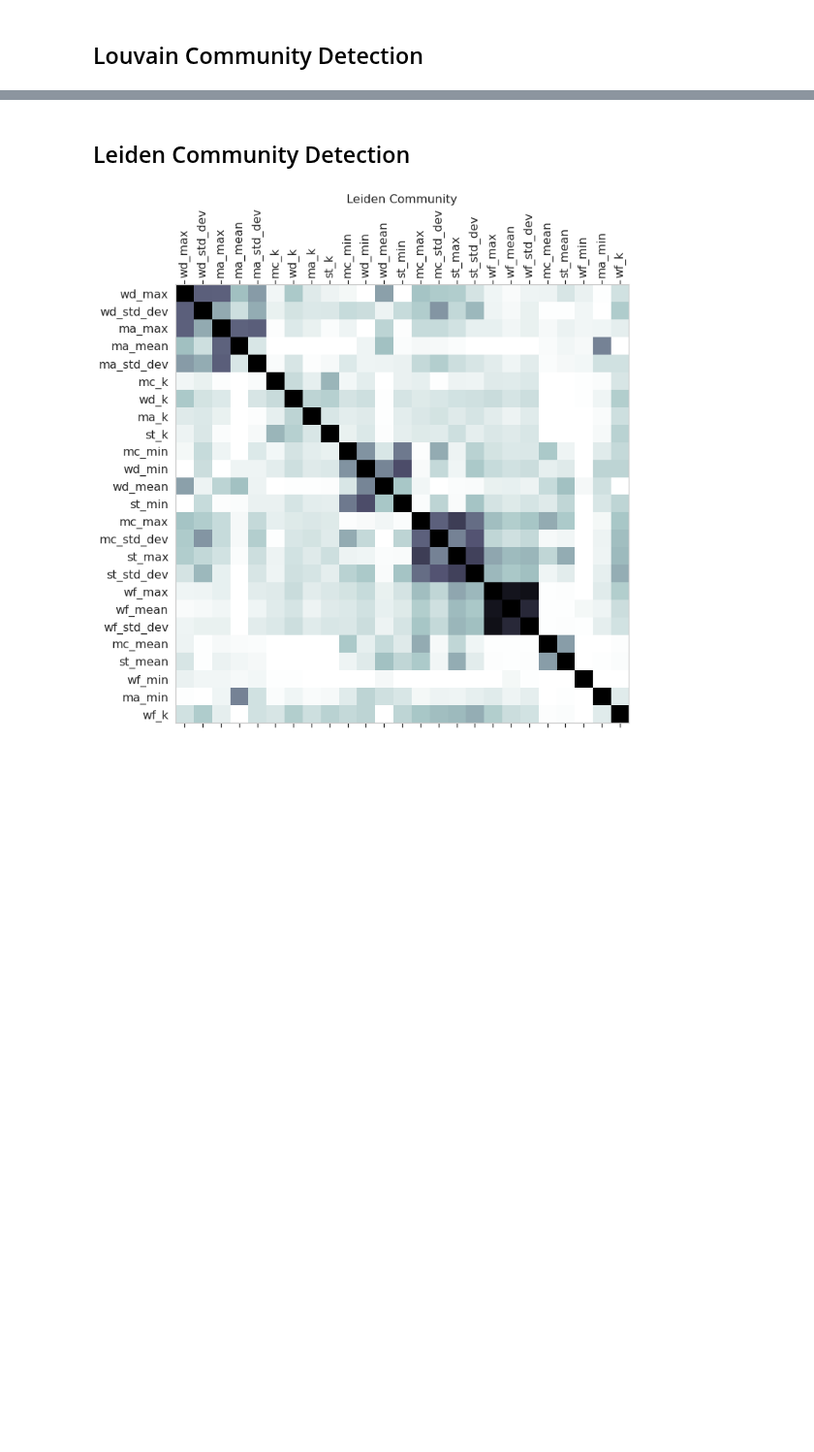
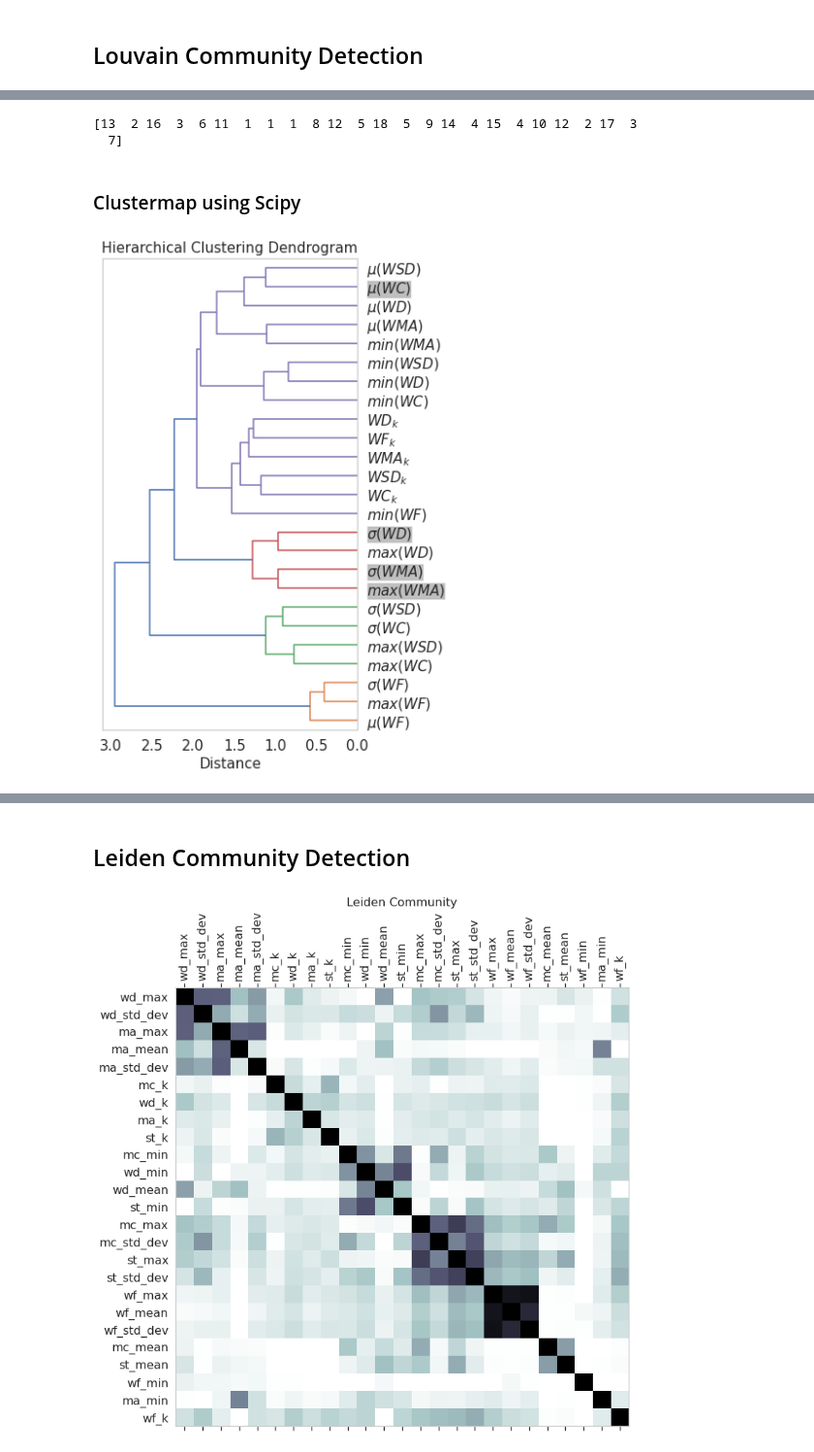
Before and after one commit to arunavanag591/odor_analysis, a Jupyter notebook: data_exploration/dataCommunitydetection.ipynb, the cells around one changed output, grey strips where cells are left out. Shown at 97% size. Drawn from its saved outputs; the diff is of its cells as text; code cells hidden in the pictures; blank space fills up the shorter version.

Commit message:
modified figures

```diff
--- a/data_exploration/dataCommunitydetection.ipynb
+++ b/data_exploration/dataCommunitydetection.ipynb
@@ -141,0 +109,17 @@ f.savefig('../../Figure/louvain.jpeg', dpi=300, bbox_inches = "tight")
+# %%
+from scipy.cluster import hierarchy
+
+rsq_matrix=corr_mat
+dist_matrix = np.sqrt(1 - rsq_matrix)
+Z = hierarchy.linkage(dist_matrix, 'ward')
+
+clusters = hierarchy.fcluster(Z, t=1.0, criterion='distance')
+# %% [output]
+[13  2 16  3  6 11  1  1  1  8 12  5 18  5  9 14  4 15  4 10 12  2 17  3
+  7]
+# %%
+cn=['$min(WC)$','$max(WC)$','$\mu(WC)$','$\sigma(WC)$','$WC_k$',
+             '$min(WF)$','$max(WF)$','$\mu(WF)$','$\sigma(WF)$','$WF_k$',
+             '$min(WD)$','$max(WD)$','$\mu(WD)$','$\sigma(WD)$','$WD_k$',
+             '$min(WMA)$','$max(WMA)$','$\mu(WMA)$','$\sigma(WMA)$','$WMA_k$',
+             '$min(WSD)$','$max(WSD)$','$\mu(WSD)$','$\sigma(WSD)$','$WSD_k$']
@@ -141,0 +159,25 @@ f.savefig('../../Figure/louvain.jpeg', dpi=300, bbox_inches = "tight")
+# %% [markdown]
+### Clustermap using Scipy
+# %%
+# Plot the dendrogram
+
+f,ax=plt.subplots(1,1,figsize=(5, 8))
+dn = hierarchy.dendrogram(Z, orientation='left')
+int_list = [int(x) for x in dn['ivl']]
+raesult = [cn[i] for i in int_list]
+ax.set_title('Hierarchical Clustering Dendrogram')
+# ax.set_xlabel('Index')
+ax.set_xlabel('Distance')
+ax.grid(False)
+
+ax.set_yticklabels(result,rotation=0)
+ax.get_yticklabels()[23].set_bbox(dict(facecolor="gray", alpha=0.5,pad=0.1))
+ax.get_yticklabels()[10].set_bbox(dict(facecolor="gray", alpha=0.5,pad=0.1))
+ax.get_yticklabels()[7].set_bbox(dict(facecolor="gray", alpha=0.5,pad=0.1))
+ax.get_yticklabels()[8].set_bbox(dict(facecolor="gray", alpha=0.5,pad=0.1))
+
+f.tight_layout(pad=1)
+figurefirst.mpl_functions.set_fontsize(f, 15)
+# f.savefig('../../Figure/dendo.jpeg', dpi=300, bbox_inches = "tight")
+# %% [output]
+[figure, added]
```
Also changed, not shown: parts of 8 cells of this notebook, 6 other files.
